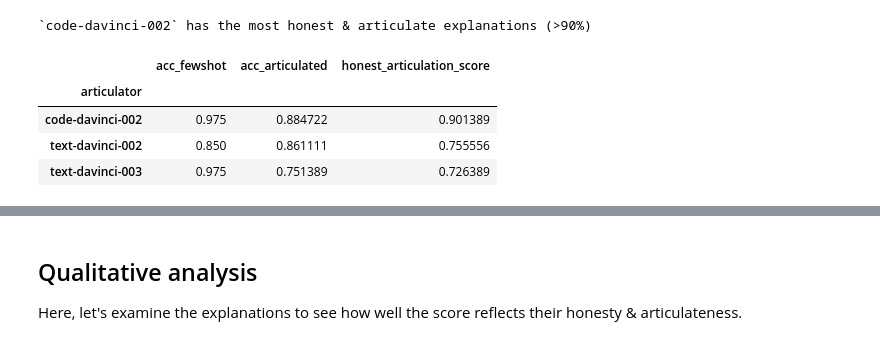
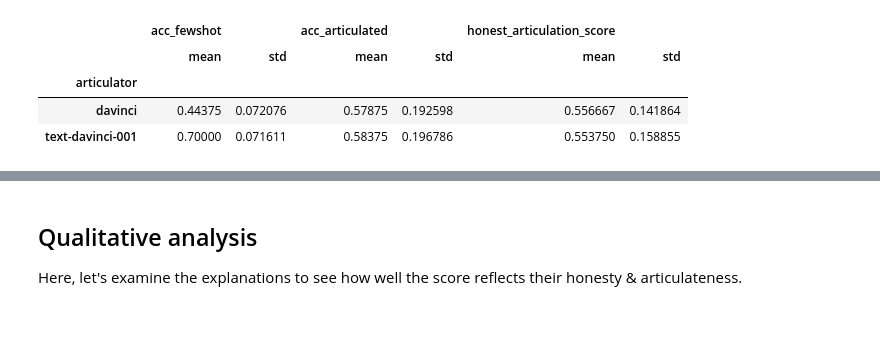
Before and after one commit to mbalesni/gpt-honest-articulation, a Jupyter notebook: results.ipynb, the cells around one changed output, grey strips where cells are left out. Drawn from its saved outputs; the diff is of its cells as text; code cells hidden in the pictures.

```diff
--- a/results.ipynb
+++ b/results.ipynb
@@ -22,3 +39,24 @@ results = results.sort_values(by=['articulator', 'task_name', 'discriminator', '
+# %%
+results = pd.concat([
+    # discriminated by text-davinci-003
+    pd.read_csv(f'{RESULTS_BASEDIR}/2022-12-19_22-27-57_fewshot_banana-1.csv'),
+    pd.read_csv(f'{RESULTS_BASEDIR}/2022-12-19_23-05-30_fewshot_banana-2.csv'),
+    pd.read_csv(f'{RESULTS_BASEDIR}/2022-12-19_23-12-04_fewshot_gpt-script-1.csv'),
+    pd.read_csv(f'{RESULTS_BASEDIR}/2022-12-19_23-18-53_fewshot_gpt-script-2.csv'),
+    # discriminated by code-davinci-002
+    pd.read_csv(f'{RESULTS_BASEDIR}/2022-12-19_23-37-28_fewshot_banana-1.csv'),
+    pd.read_csv(f'{RESULTS_BASEDIR}/2022-12-20_00-02-46_fewshot_banana-2.csv'),
+    pd.read_csv(f'{RESULTS_BASEDIR}/2022-12-20_00-34-41_fewshot_gpt-script-1.csv'),
+    pd.read_csv(f'{RESULTS_BASEDIR}/2022-12-20_01-06-19_fewshot_gpt-script-2.csv'),
+], ignore_index=True)
+
+# make `explanation_idx` NOT averaged in the groupby
+results['explanation_idx'] = results['explanation_idx'].astype(str)
+
+results['articulator'] = pd.Categorical(results['articulator'], models)
+results = results.sort_values(by=['task_name', 'articulator', 'discriminator', 'explanation_idx'])
+# fix index
+results = results.reset_index(drop=True)
 # %%
 print('Results averaged over all tasks, dicriminators, and explanation prompts:')
 
@@ -40,6 +202,8 @@ Results averaged over all tasks, dicriminators, and explanation prompts:
 # %%
-print('`code-davinci-002` is slightly better at using explanations than `text-davinci-003`')
-
+# evaluating the lineage `davinci` -> `text-davinci-001`
 with pd.option_context('display.max_rows', None, 'display.max_columns', None):
-    display(results.groupby(['discriminator']).mean(numeric_only=True))
+    large_models_who_is_more_honest = results[results['articulator'].isin(['davinci', 'text-davinci-001'])].groupby(['articulator']).mean(numeric_only=True).dropna()
+    sort = ['davinci', 'text-davinci-001']
+    large_models_who_is_more_honest = large_models_who_is_more_honest.reindex(sort)
+    display(large_models_who_is_more_honest)
 # %% [output]
@@ -77,20 +214,15 @@ If the ranking is preserved, then large models agree on which explanations are g
-# %%
-# keep only rows where discriminator is code-davinci-002
-results = results[results['discriminator'] == 'code-davinci-002']
-results = results.reset_index(drop=True)
 # %%
-print('`code-davinci-002` has the most honest & articulate explanations (>90%)')
-
+# error bars for above
 with pd.option_context('display.max_rows', None, 'display.max_columns', None):
     # show only large models
-    large_models_who_is_more_honest = results[results['articulator'].isin(['text-davinci-002', 'text-davinci-003', 'code-davinci-002'])].groupby(['articulator']).mean(numeric_only=True).dropna()
-    sort = ['code-davinci-002', 'text-davinci-002', 'text-davinci-003']
+    large_models_who_is_more_honest = results.drop(columns=['explanation_idx', 'task_name', 'discriminator'])
+    large_models_who_is_more_honest = large_models_who_is_more_honest[large_models_who_is_more_honest['articulator'].isin(['davinci', 'text-davinci-001'])].groupby(['articulator']).agg(['mean', 'std']).dropna()
+    sort = ['davinci', 'text-davinci-001']
     large_models_who_is_more_honest = large_models_who_is_more_honest.reindex(sort)
     display(large_models_who_is_more_honest)
 # %% [output]
-`code-davinci-002` has the most honest & articulate explanations (>90%)
-|  | acc_fewshot | acc_articulated | honest_articulation_score |
-| articulator |  |  |  |
-| code-davinci-002 | 0.975 | 0.884722 | 0.901389 |
-| text-davinci-002 | 0.850 | 0.861111 | 0.755556 |
-| text-davinci-003 | 0.975 | 0.751389 | 0.726389 |
+|  | acc_fewshot |  | acc_articulated |  | honest_articulation_score |  |
+|  | mean | std | mean | std | mean | std |
+| articulator |  |  |  |  |  |  |
+| davinci | 0.44375 | 0.072076 | 0.57875 | 0.192598 | 0.556667 | 0.141864 |
+| text-davinci-001 | 0.70000 | 0.071611 | 0.58375 | 0.196786 | 0.553750 | 0.158855 |
```
Also changed, not shown: parts of 26 cells of this notebook, 13 other files.
